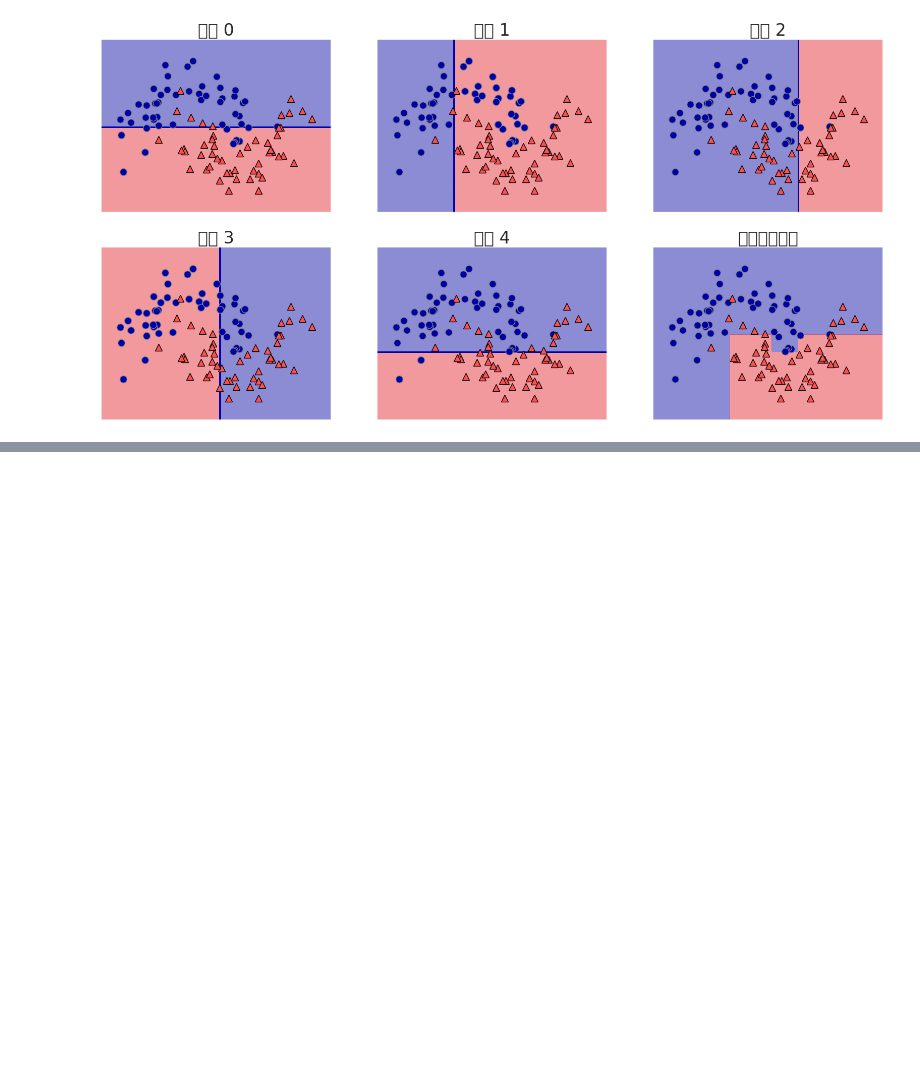
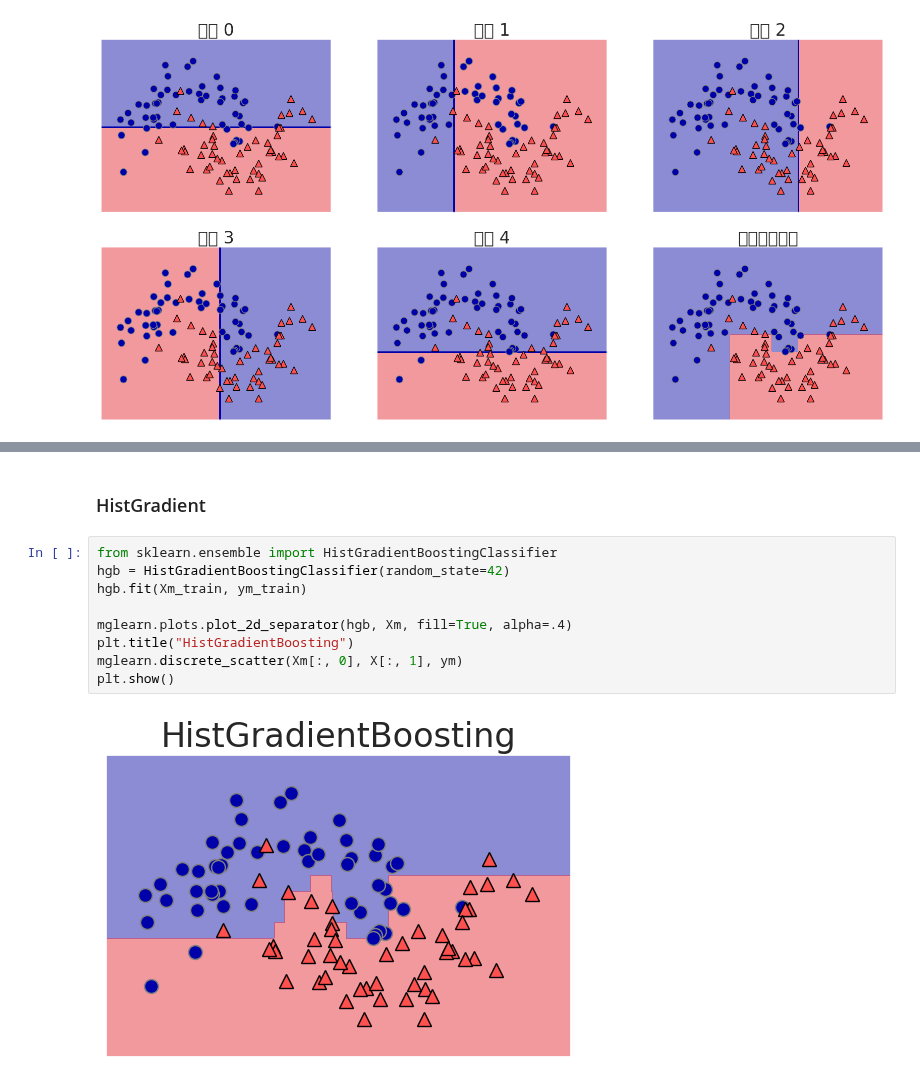
Before and after one commit to 201ssc/python_test1, a Jupyter notebook: 2_3_6_결정_트리의_앙상블.ipynb, the cells around one changed output, grey strips where cells are left out. Saved outputs shown, nothing was run; the diff lists cells and outputs as text; blank space fills up the shorter version.

```diff
--- a/2_3_6_결정_트리의_앙상블.ipynb
+++ b/2_3_6_결정_트리의_앙상블.ipynb
@@ -354,0 +374,13 @@ plt.show()
+# %% [markdown]
+### HistGradient
+# %%
+from sklearn.ensemble import HistGradientBoostingClassifier
+hgb = HistGradientBoostingClassifier(random_state=42)
+hgb.fit(Xm_train, ym_train)
+
+mglearn.plots.plot_2d_separator(hgb, Xm, fill=True, alpha=.4)
+plt.title("HistGradientBoosting")
+mglearn.discrete_scatter(Xm[:, 0], X[:, 1], ym)
+plt.show()
+# %% [output]
+[figure, added]
```
Also changed, not shown: parts of 4 cells of this notebook.
